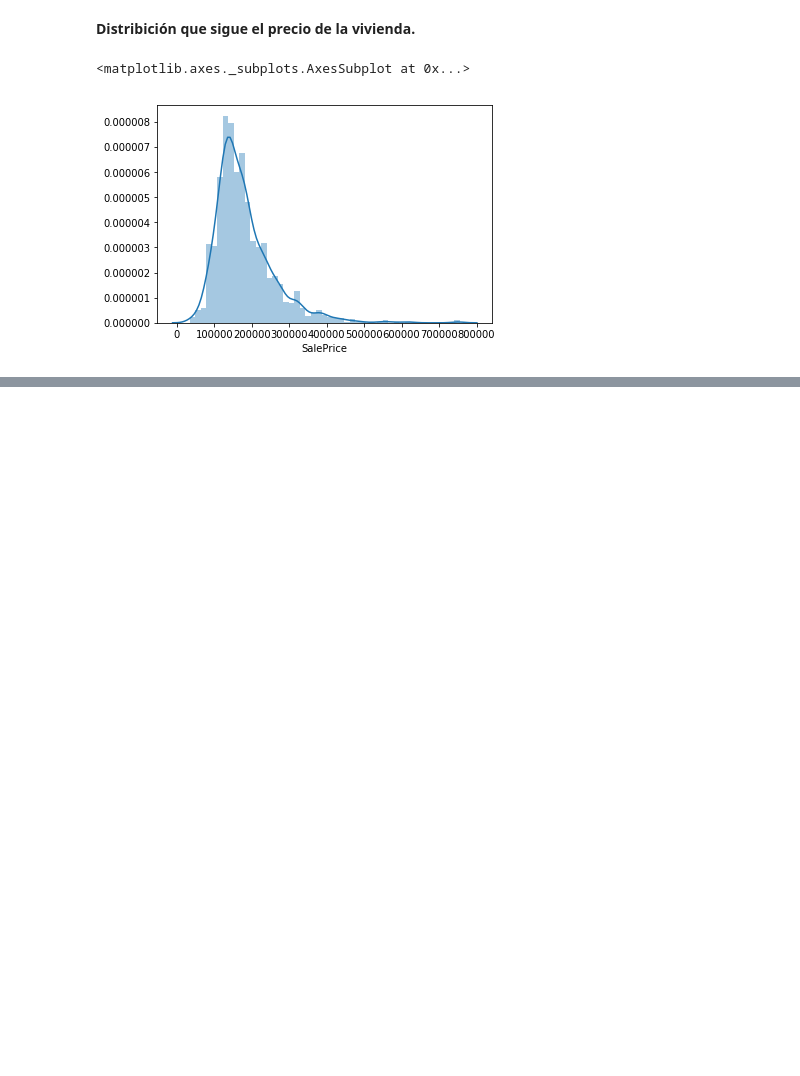
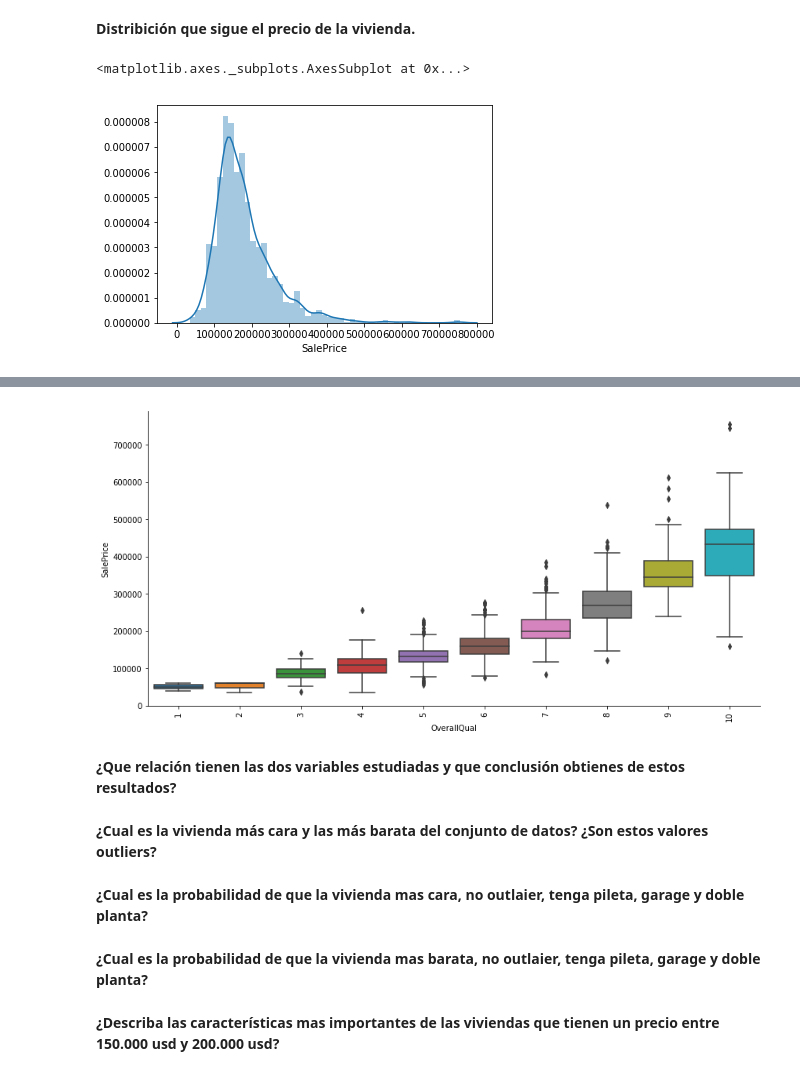
Before and after one commit to franciscocrespo/Regresion-Precios-Vivienda, a Jupyter notebook: Analisis_y_Visualisacion/Practico_analisis_y_visualizacion.ipynb, the cells around one changed output, grey strips where cells are left out. Cells and saved outputs as stored; diff of their text form; code cells hidden in the pictures; blank space fills up the shorter version.

```diff
--- a/Analisis_y_Visualisacion/Practico_analisis_y_visualizacion.ipynb
+++ b/Analisis_y_Visualisacion/Practico_analisis_y_visualizacion.ipynb
@@ -64,0 +77,17 @@ seaborn.distplot(data.SalePrice)
+# %%
+ax = seaborn.catplot(x="OverallQual", y="SalePrice", kind="box", data=data, size=6, aspect=2)
+ax.set_xticklabels(rotation=90)
+plt.show()
+# %% [output]
+[figure, added]
+# %% [markdown]
+**¿Que relación tienen las dos variables estudiadas y que conclusión obtienes de estos resultados?**
+# %% [markdown]
+**¿Cual es la vivienda más cara y las más barata del conjunto de datos?**
+**¿Son estos valores outliers?**
+# %% [markdown]
+**¿Cual es la probabilidad de que la vivienda mas cara, no outlaier, tenga pileta, garage y doble planta?**
+# %% [markdown]
+**¿Cual es la probabilidad de que la vivienda mas barata, no outlaier, tenga pileta, garage y doble planta?**
+# %% [markdown]
+**¿Describa las características mas importantes de las viviendas que tienen un precio entre 150.000 usd y 200.000 usd?**
```
Also changed, not shown: parts of 5 cells of this notebook.
